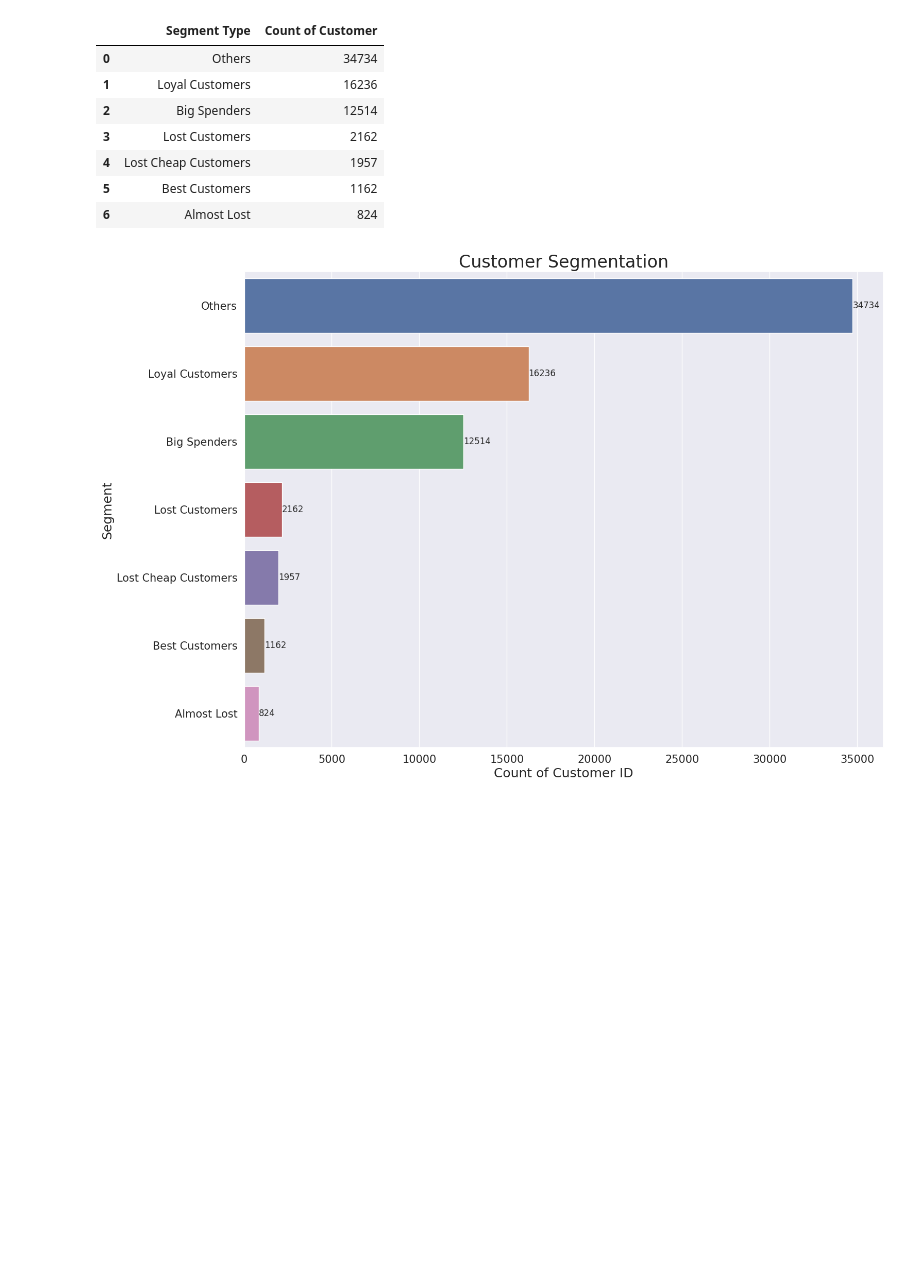
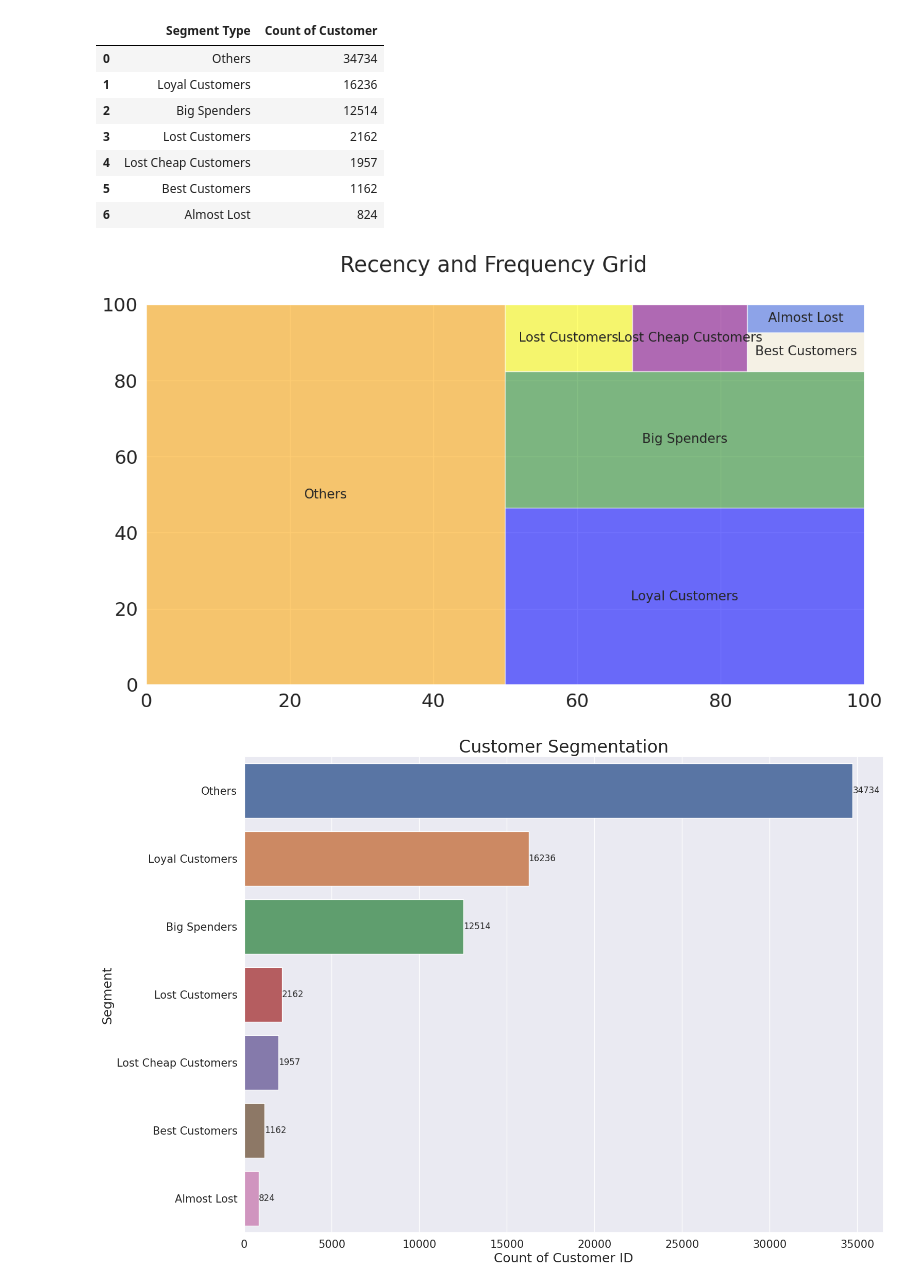
Before and after one commit to roissyahf/RFM-Analysis, a Jupyter notebook: RFM_Analysis_with_Python.ipynb, the cells around one changed output. Saved outputs shown, nothing was run; the diff lists cells and outputs as text; code cells hidden in the pictures; blank space fills up the shorter version.

```diff
--- a/RFM_Analysis_with_Python.ipynb
+++ b/RFM_Analysis_with_Python.ipynb
@@ -762,7 +768,7 @@ plt.show()
 ## Reducing the number of segments (from 10 to 6 + 1 (Other segment))
 # %%
 rfm_copy = my_rfm.copy()
-rfm_copy = rfm_copy.drop(columns=['Segment', 'Segment check'], axis=1)
+#rfm_copy = rfm_copy.drop(columns=['Segment', 'Segment check'], axis=1)
 rfm_copy
 # %% [output]
 |  | Recency | Frequency | Monetary | R | F | M | RFM_Segment | RFM_Score |
@@ -873,6 +879,15 @@ bar_quest_s7
 | 4 | Lost Cheap Customers | 1957 |
 | 5 | Best Customers | 1162 |
 | 6 | Almost Lost | 824 |
+# %%
+# Treemap by count of customer id
+plt.figure(figsize=(15,8))
+plt.rc('font', size=15)
+squarify.plot(sizes=bar_quest_s7['Count of Customer'], label=bar_quest_s7['Segment Type'],
+              color=["orange","blue", "forestgreen", "yellow", "purple", "cornsilk","royalblue"], alpha=.55)
+plt.suptitle("Recency and Frequency Grid", fontsize=25);
+# %% [output]
+[figure, added]
 # %%
 sns.set()
 fig = plt.figure(figsize = (16,12))
```
Also changed, not shown: parts of 25 cells of this notebook.
